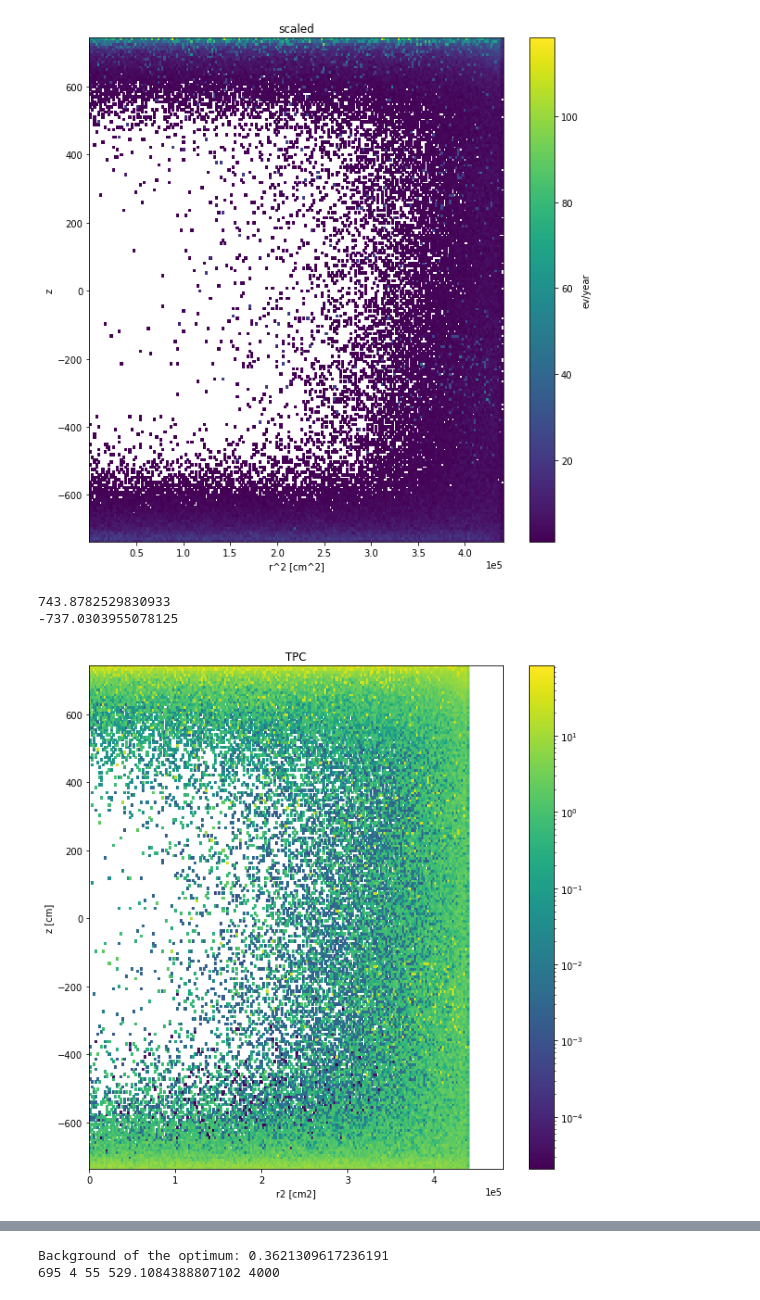
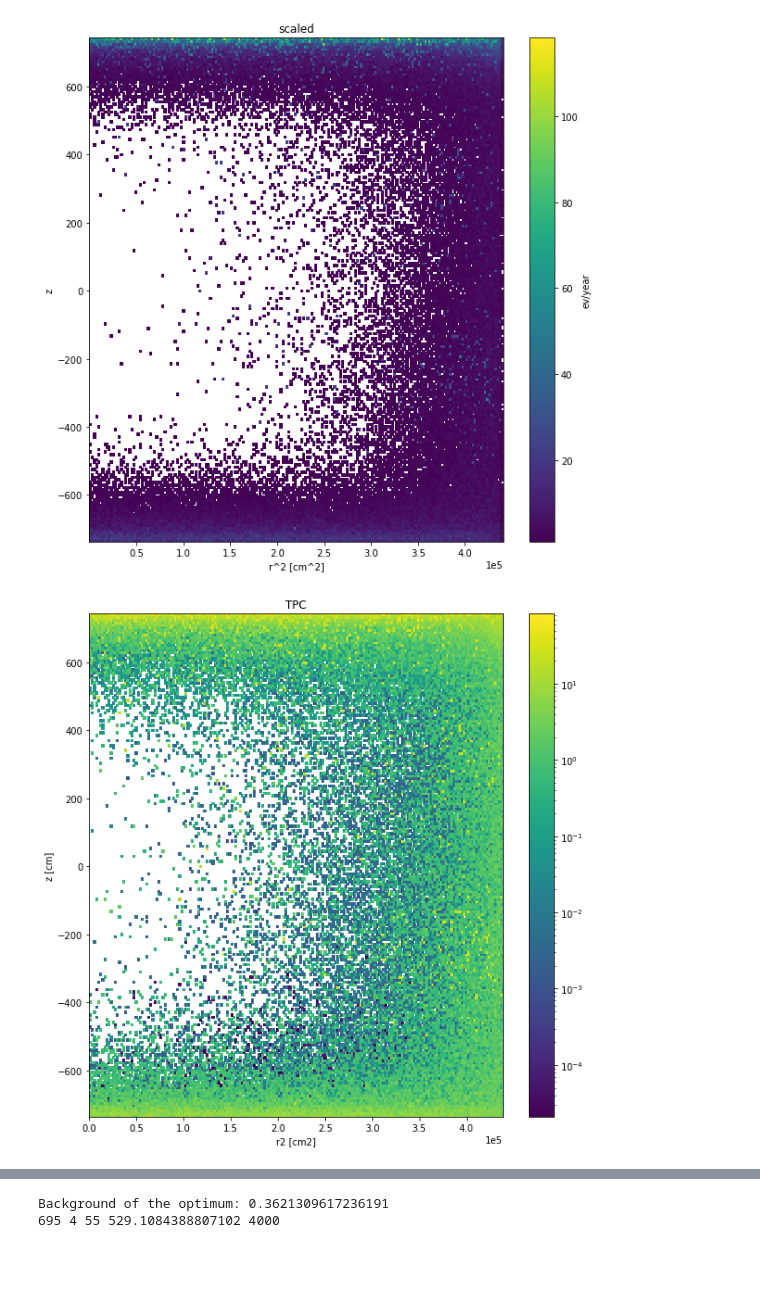
Before and after one commit to ariannarocchetti/MonteCarlo_ER, a Jupyter notebook: analysis_en.ipynb, the cells around one changed output, grey strips where cells are left out. Drawn from its saved outputs; the diff is of its cells as text; code cells hidden in the pictures; blank space fills up the shorter version.

```diff
--- a/analysis_en.ipynb
+++ b/analysis_en.ipynb
@@ -132,40 +132,30 @@ plt.show()
 # %% [output]
 [figure]
 # %%
-print(max(data.Z))
-print(min(data.Z))
-
-offset = 1488/2
-#data["uncor_z"] = data.Z
-#data["Z"]=data.Z-offset
-
 en_range = 400  #keV 2.2 MeV Bi214 and the 2.6 MeV
 
 data = data[data.Ed > 2200]
 data = data[data.Ed < 2600]
-# %% [output]
-743.8782529830933
--737.0303955078125
 # %%
 maxz = max(data.Z)
 minz = min(data.Z)
 def plot_param_space(data):
     plt.figure(figsize = (10,10))
     cmap = "viridis"
     plt.hist2d(data.R2, data.Z, bins=(200, 200),weights = data.weights,
                  norm = LogNorm(),
               #cmin = 1
               )
     plt.colorbar()
-    plt.xlim(0, 480e3)
+    plt.xlim(0, max(df.R2))
     plt.ylim(minz, maxz)
     plt.xlabel("r2 [cm2]")
     plt.ylabel("z [cm]")
     plt.ticklabel_format(axis="x", style="sci", scilimits=(0,0))
     plt.title("TPC")
     plt.show()
 
 
 plot_param_space(data)
 # %% [output]
-[figure, old version]
+[figure, new version]
```
Also changed, not shown: parts of 9 cells of this notebook.
